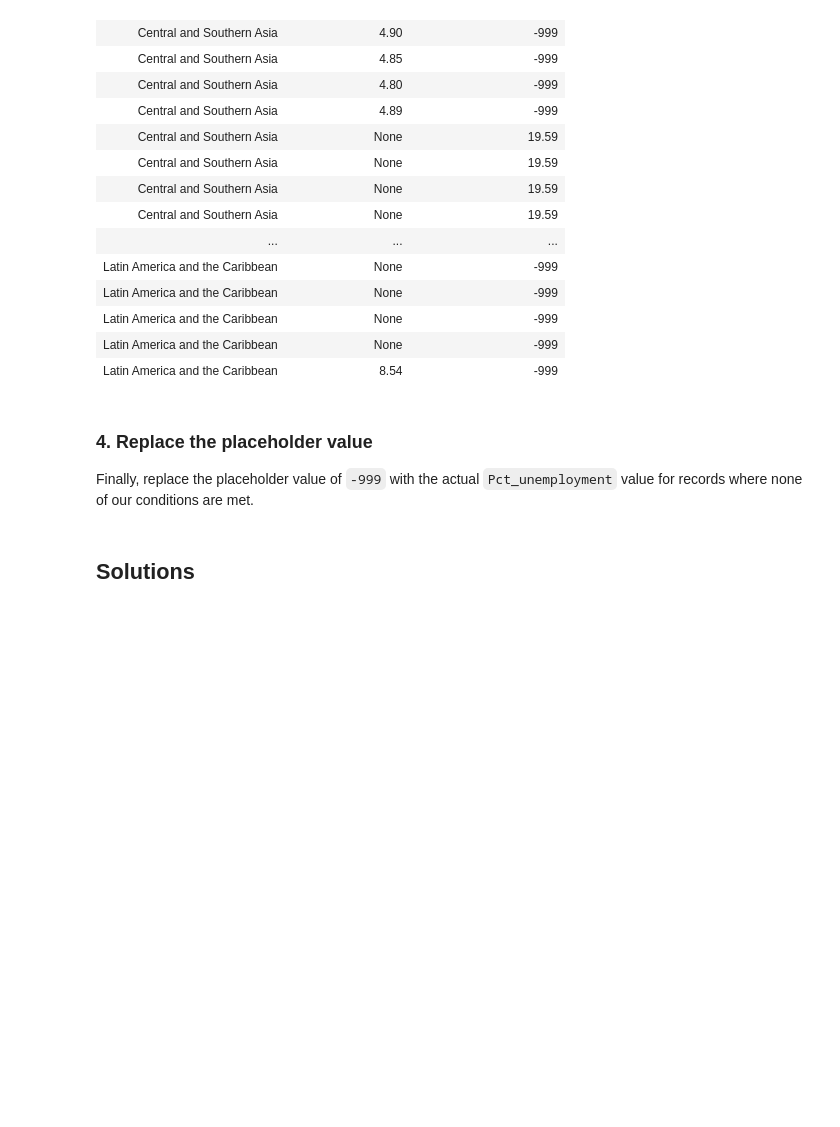
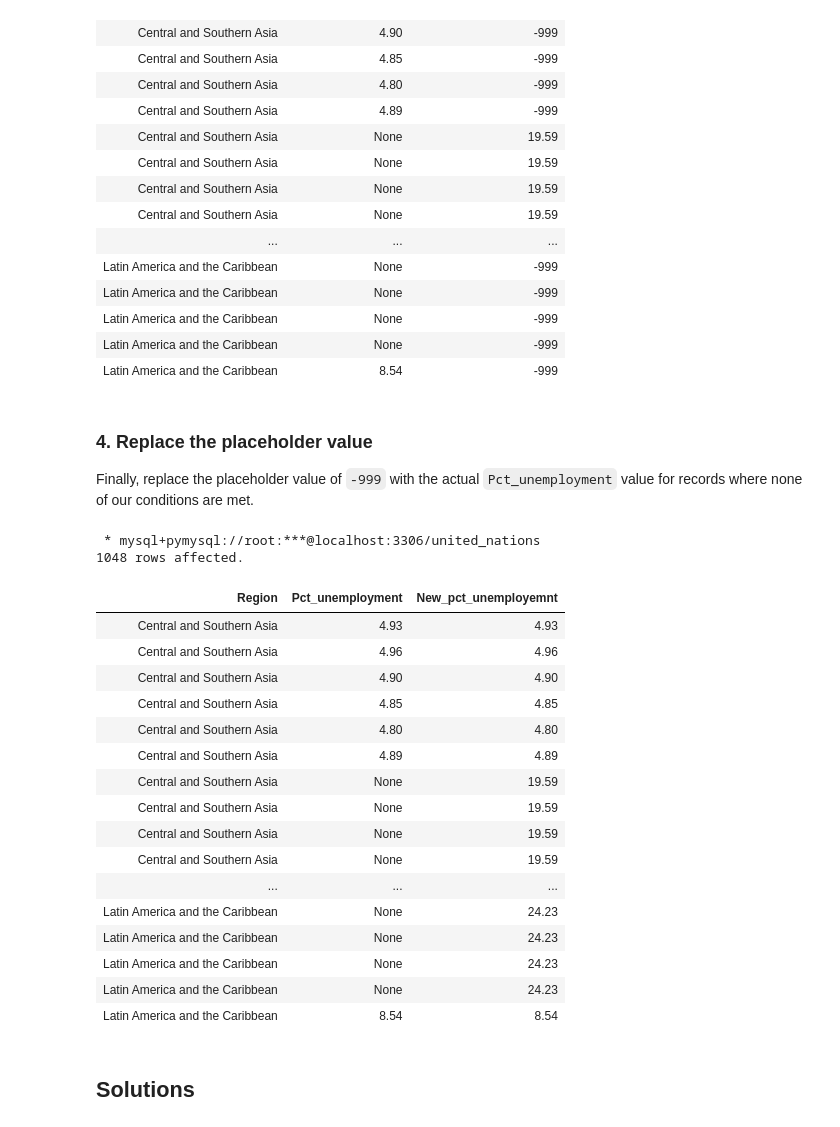
Before and after one commit to RealElvince/Access-to-basic-water-services, a Jupyter notebook: notebooks/Conditional-calculations-using-IF.ipynb, the cells around one changed output. Drawn from its saved outputs; the diff is of its cells as text; code cells hidden in the pictures; blank space fills up the shorter version.

```diff
--- a/notebooks/Conditional-calculations-using-IF.ipynb
+++ b/notebooks/Conditional-calculations-using-IF.ipynb
@@ -169,7 +169,45 @@ FROM
 
 Finally, replace the placeholder value of `-999` with the actual `Pct_unemployment` value for records where none of our conditions are met.
 # %%
-# Add your code here
+%%sql
+SELECT
+	Region,
+    Pct_unemployment,
+    IF((Region = "Central and Southern Asia") AND (Pct_unemployment IS NULL),19.59,
+		IF((Region = "Eastern and South-Eastern Asia") AND (Pct_unemployment IS NULL),22.64,
+				IF((Region = "Europe and Northern America") AND (Pct_unemployment IS NULL),24.43,
+					IF((Region = "Latin America and the Caribbean") AND (Pct_unemployment IS NULL),24.23,
+						IF((Region = "Northern Africa and Western Asia") AND (Pct_unemployment IS NULL),17.84,
+							IF((Region = "Oceania") AND (Pct_unemployment IS NULL),4.98,
+									IF((Region = "Sub-Saharan Africa") AND (Pct_unemployment IS NULL),33.65,Pct_unemployment)
+						)
+					)
+				 )
+                )
+        )
+        ) AS New_pct_unemployemnt
+FROM
+	united_nations.access_to_basic_services;
+# %% [output]
+ * mysql+pymysql://root:***@localhost:3306/united_nations
+1048 rows affected.
+| Region | Pct_unemployment | New_pct_unemployemnt |
+| Central and Southern Asia | 4.93 | 4.93 |
+| Central and Southern Asia | 4.96 | 4.96 |
+| Central and Southern Asia | 4.90 | 4.90 |
+| Central and Southern Asia | 4.85 | 4.85 |
+| Central and Southern Asia | 4.80 | 4.80 |
+| Central and Southern Asia | 4.89 | 4.89 |
+| Central and Southern Asia | None | 19.59 |
+| Central and Southern Asia | None | 19.59 |
+| Central and Southern Asia | None | 19.59 |
+| Central and Southern Asia | None | 19.59 |
+| ... | ... | ... |
+| Latin America and the Caribbean | None | 24.23 |
+| Latin America and the Caribbean | None | 24.23 |
+| Latin America and the Caribbean | None | 24.23 |
+| Latin America and the Caribbean | None | 24.23 |
+| Latin America and the Caribbean | 8.54 | 8.54 |
 # %% [markdown]
 ## Solutions
 # %% [markdown]
```
Also changed, not shown: parts of 1 cell of this notebook.
